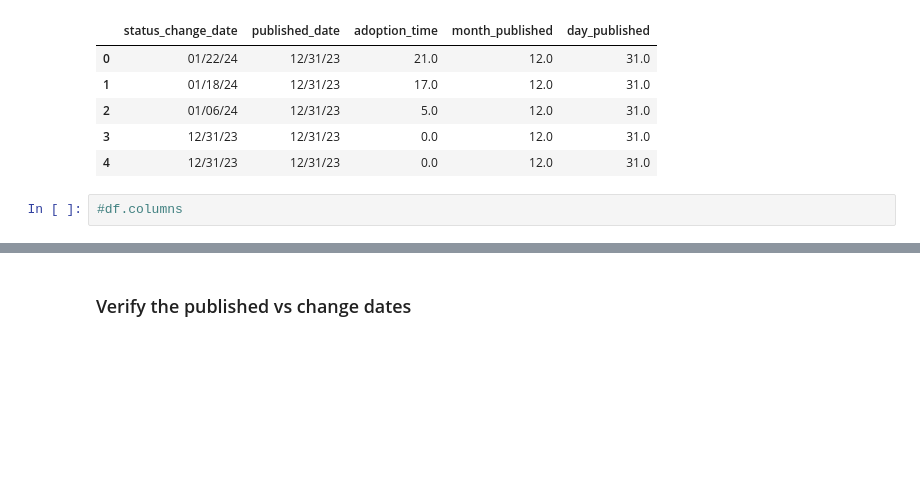
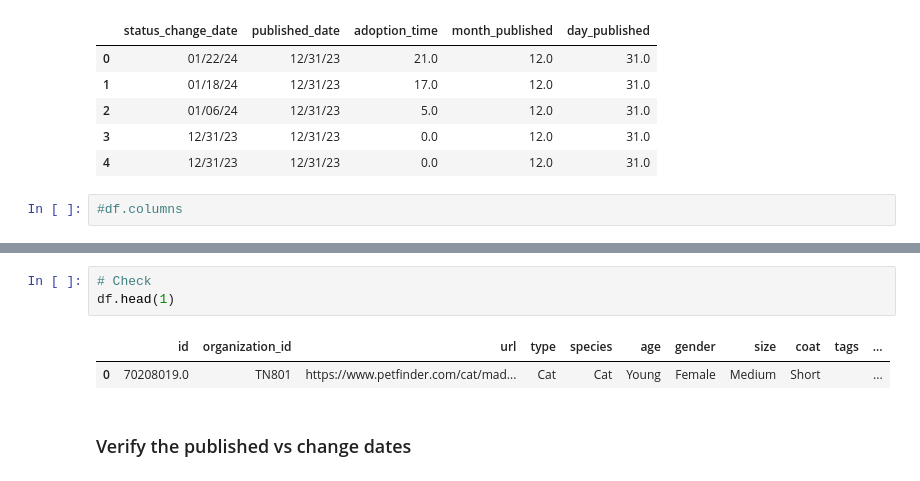
Before and after one commit to elisianguyen/2023-Tennessee-Adoption-Dynamics, a Jupyter notebook: notebooks/data_cleaning.ipynb, the cells around one changed output, grey strips where cells are left out. Cells and saved outputs as stored; diff of their text form; blank space fills up the shorter version.

```diff
--- a/notebooks/data_cleaning.ipynb
+++ b/notebooks/data_cleaning.ipynb
@@ -209,3 +218,9 @@ df[['status_change_date', 'published_date', 'adoption_time', 'month_published',
+# %%
+# Check
+df.head(1)
+# %% [output]
+|  | id | organization_id | url | type | species | age | gender | size | coat | tags | ... |
+| 0 | 70208019.0 | TN801 | https://www.petfinder.com/cat/mad... | Cat | Cat | Young | Female | Medium | Short |  | ... |
 # %% [markdown]
 ### Verify the published vs change dates
 # %%
```
Also changed, not shown: parts of 20 cells of this notebook, 1 other file.
